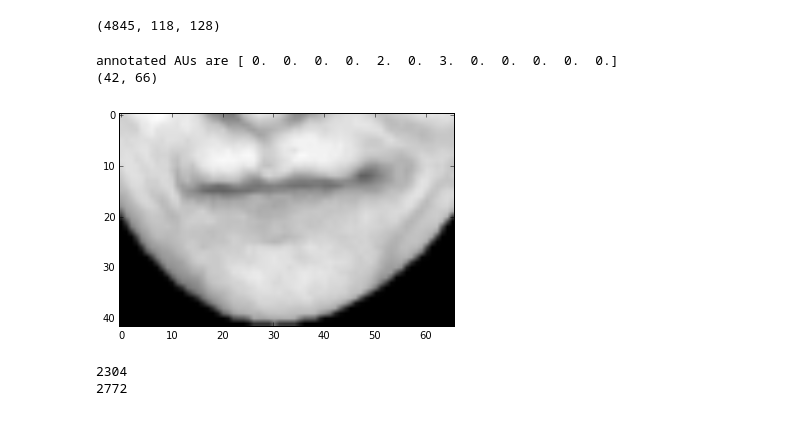
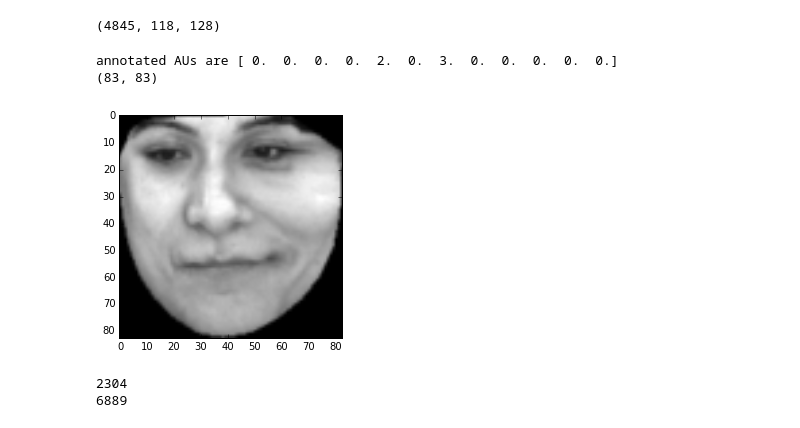
Before and after one commit to lotka/autofaces, a Jupyter notebook: src/seb/disfa_example.ipynb, the cells around one changed output. Cells and saved outputs as stored; diff of their text form; code cells hidden in the pictures.

```diff
--- a/src/seb/disfa_example.ipynb
+++ b/src/seb/disfa_example.ipynb
@@ -32,33 +32,33 @@ images.shape
 # %%
 i = 1000
 plt.figure()
 scale = 0.6
 image = images[i,:,:]
 image = scipy.misc.imresize(image,[int(image.shape[1]*0.65),int(image.shape[1]*0.65)])
 # print the AU annotations and plot the image of the first sample
 print('annotated AUs are {}'.format(targets[i,:]))
 x,y = image.shape
-left_crop = 0.1
-right_crop = 0.1
-top_crop = 0.5
+left_crop = 0.0
+right_crop = 0.0
+top_crop = 0.0
 bottom_crop = 0.0
 l = int(0 + x*left_crop)
 r = int(x - x*right_crop)
 
 u = int(0 + y*top_crop)
 d = int(y - y*bottom_crop)
 image = image[u:d,l:r]
 plt.imshow(image, cmap='gray')
 print image.shape
 plt.show()
 print 48**2
 print image.shape[1]*image.shape[0]
 # %% [output]
 annotated AUs are [ 0.  0.  0.  0.  2.  0.  3.  0.  0.  0.  0.  0.]
-(42, 66)
+(83, 83)
-[figure, old version]
+[figure, new version]
 2304
-2772
+6889
 # %%
 # as convenience function to load data from all subjects, use:
 targets_all, id_array = data_array.IndicesCollection(disfa.disfa_ic_all).getitem(disfa.disfa['AUall'])
```
Also changed, not shown: 10 other files.
